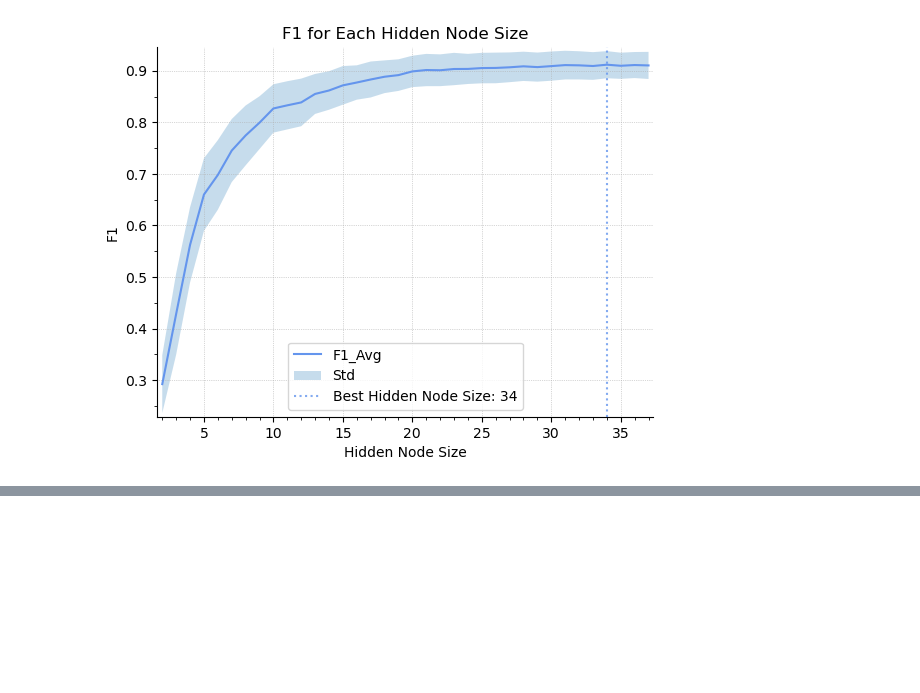
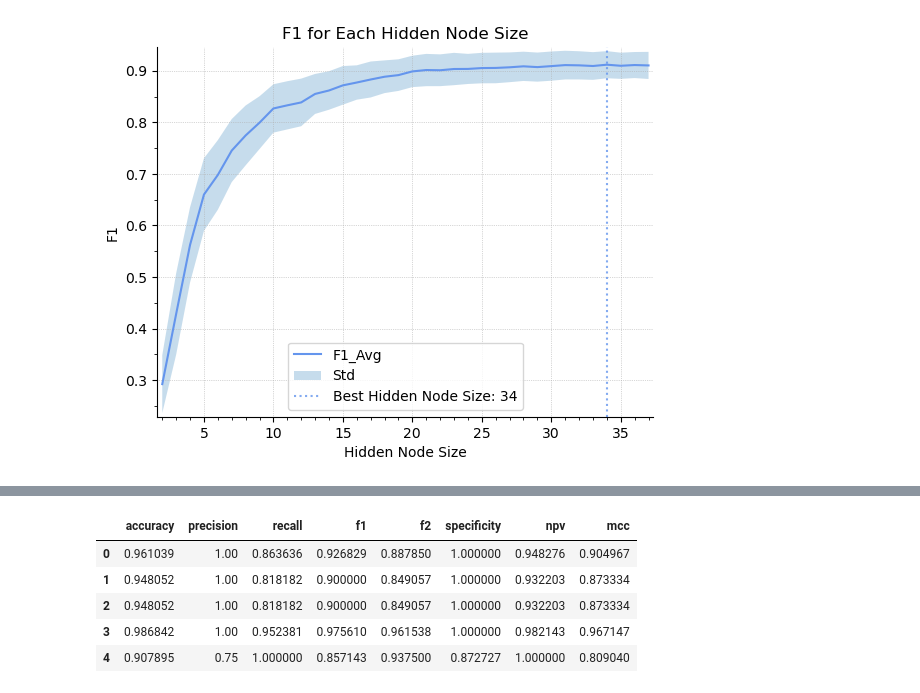
Before and after one commit to QY-Ver0/ELM-for-thyroid, a Jupyter notebook: ELM_main.ipynb, the cells around one changed output, grey strips where cells are left out. Cells and saved outputs as stored; diff of their text form; code cells hidden in the pictures; blank space fills up the shorter version.

```diff
--- a/ELM_main.ipynb
+++ b/ELM_main.ipynb
@@ -458,6 +588,15 @@ Results:
 train, test = cross_val_score(ELMclf(int(relm_best_neuroncnt), relm_best_l2, random_state=r_seed), X.to_numpy(), Y.to_numpy(), get_metrics, cv=5, ret_train=True)
 train_df = pd.DataFrame(train)
 test_df  = pd.DataFrame(test)
+# %%
+test_df
+# %% [output]
+|  | accuracy | precision | recall | f1 | f2 | specificity | npv | mcc |
+| 0 | 0.961039 | 1.00 | 0.863636 | 0.926829 | 0.887850 | 1.000000 | 0.948276 | 0.904967 |
+| 1 | 0.948052 | 1.00 | 0.818182 | 0.900000 | 0.849057 | 1.000000 | 0.932203 | 0.873334 |
+| 2 | 0.948052 | 1.00 | 0.818182 | 0.900000 | 0.849057 | 1.000000 | 0.932203 | 0.873334 |
+| 3 | 0.986842 | 1.00 | 0.952381 | 0.975610 | 0.961538 | 1.000000 | 0.982143 | 0.967147 |
+| 4 | 0.907895 | 0.75 | 1.000000 | 0.857143 | 0.937500 | 0.872727 | 1.000000 | 0.809040 |
 # %%
 test_df['f1'].std()
 # %% [output]
```
Also changed, not shown: parts of 11 cells of this notebook, 3 other files.
